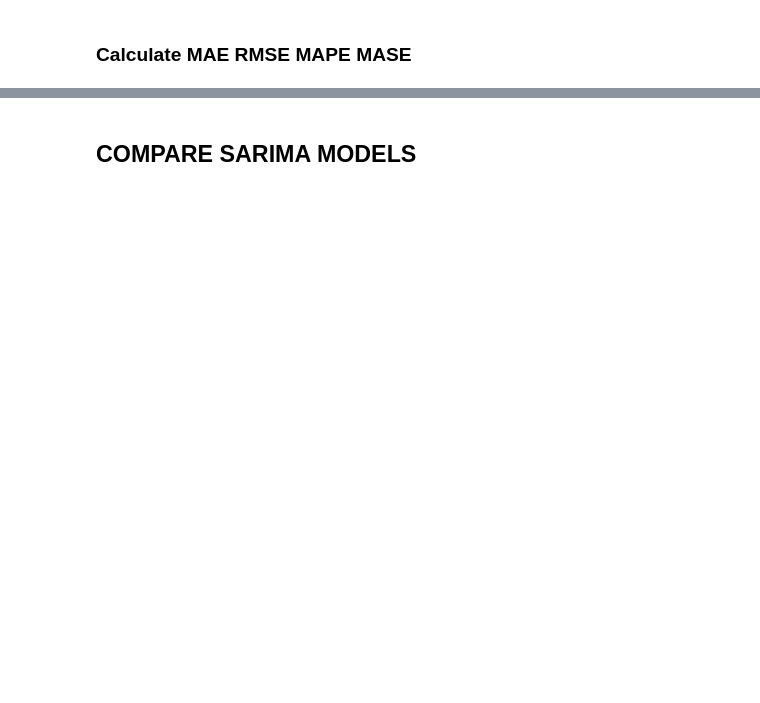
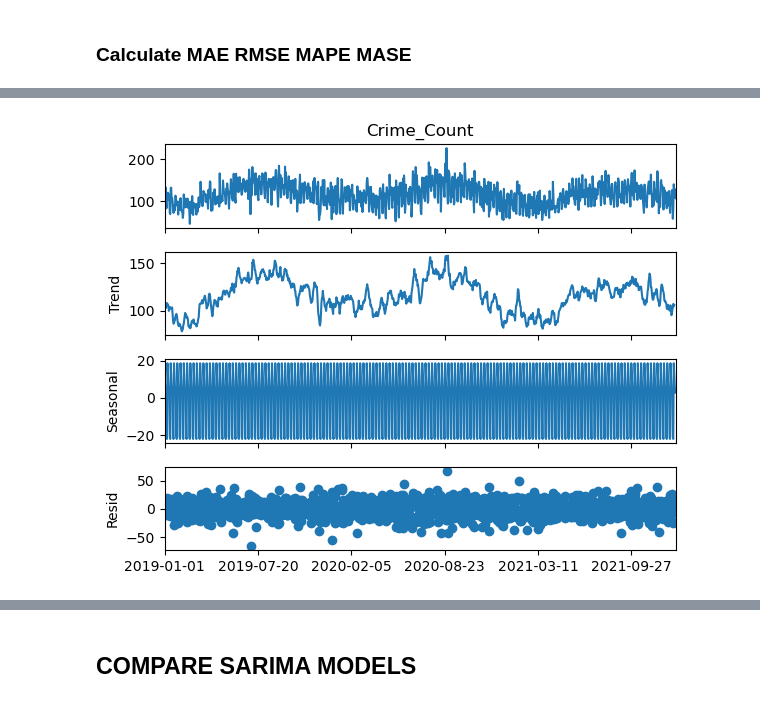
Before and after one commit to Hajar0Ahmed/Time-Series-Crime-Forecasting-Minneapolis, a Jupyter notebook: notebooks/sarima_analysis.ipynb, the cells around one changed output, grey strips where cells are left out. Cells and saved outputs as stored; diff of their text form; code cells hidden in the pictures; blank space fills up the shorter version.

```diff
--- a/notebooks/sarima_analysis.ipynb
+++ b/notebooks/sarima_analysis.ipynb
@@ -333,0 +475,8 @@ plt.show()
+# %%
+#CHECK STATIONARITY and SEASONALITY
+decomposition=seasonal_decompose(train2['Crime_Count'],model='additive',period=7)
+decomposition.plot()
+plt.xticks(ticks=range(0, len(train2), 200))
+plt.show()
+# %% [output]
+[figure, added]
```
Also changed, not shown: parts of 77 cells of this notebook.
